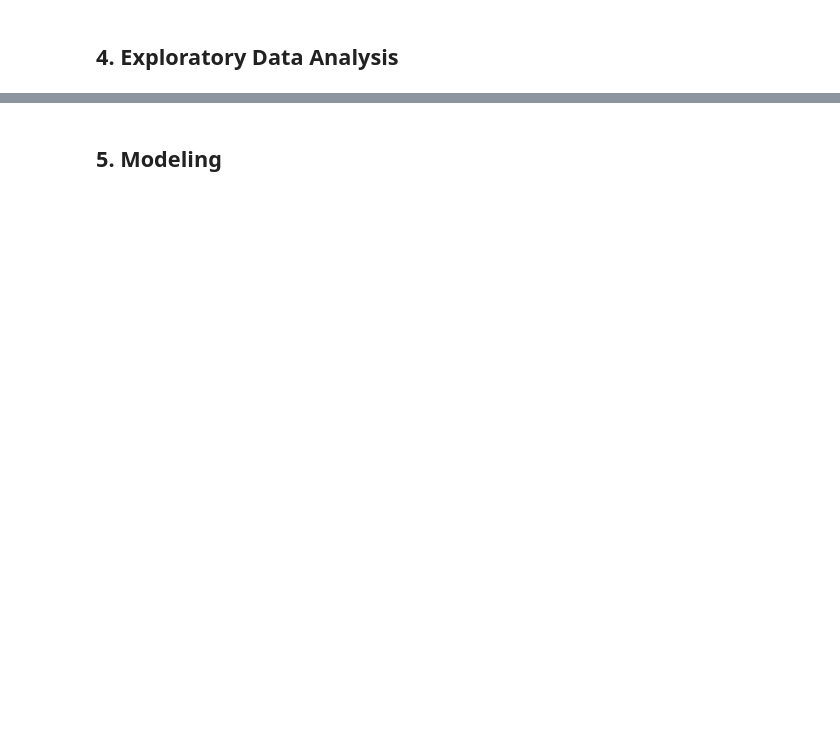
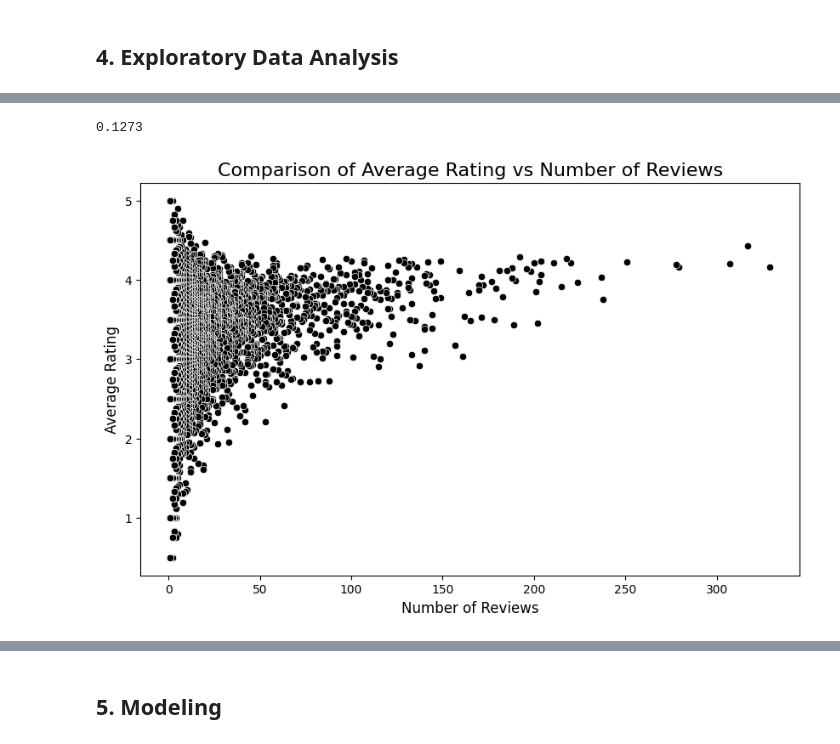
Before and after one commit to ckucewicz/movie_recommendation_system, a Jupyter notebook: notebook.ipynb, the cells around one changed output, grey strips where cells are left out. Drawn from its saved outputs; the diff is of its cells as text; code cells hidden in the pictures; blank space fills up the shorter version.

```diff
--- a/notebook.ipynb
+++ b/notebook.ipynb
@@ -367,2 +369,20 @@ userId
 # %% [markdown]
 ## 4. <a name ="Exploratory-Data-Analysis"></a>Exploratory Data Analysis
+# %%
+# Step 1: Group by 'title' to calculate the number of reviews and average rating
+movie_stats = merged_df.groupby('title').agg(
+    num_reviews=('rating', 'count'),    # Count of reviews
+    avg_rating=('rating', 'mean')       # Average rating
+).reset_index()
+
+# Step 2: Sort the table by number of reviews (descending), then by average rating (descending)
+top_movies = movie_stats.sort_values(by=['num_reviews', 'avg_rating'], ascending=[False, False])
+
+# Step 3: Round the 'avg_rating' column to 2 decimal places
+top_movies['avg_rating'] = top_movies['avg_rating'].round(2)
+
+# Step 4: Get the top 20 movies
+top_20_movies = top_movies.head(20)
+
+# Step 5: Show the table
+top_20_movies
@@ -368,0 +407,22 @@ userId
+# %%
+# Step 1: Calculate the correlation between number of reviews and average rating
+correlation = movie_stats['num_reviews'].corr(movie_stats['avg_rating'])
+
+# Display the correlation result
+round(correlation, 4)
+# %% [output]
+0.1273
+# %%
+# Scatterplot comparing average rating and number of reviews
+plt.figure(figsize=(10, 6))  # Set the figure size
+sns.scatterplot(data=top_movies, x='num_reviews', y='avg_rating', color='black')
+
+# Adding titles and labels
+plt.title('Comparison of Average Rating vs Number of Reviews', fontsize=16)
+plt.xlabel('Number of Reviews', fontsize=12)
+plt.ylabel('Average Rating', fontsize=12)
+
+# Show plot
+plt.show()
+# %% [output]
+[figure, added]
```
Also changed, not shown: parts of 42 cells of this notebook, 2 other files.
